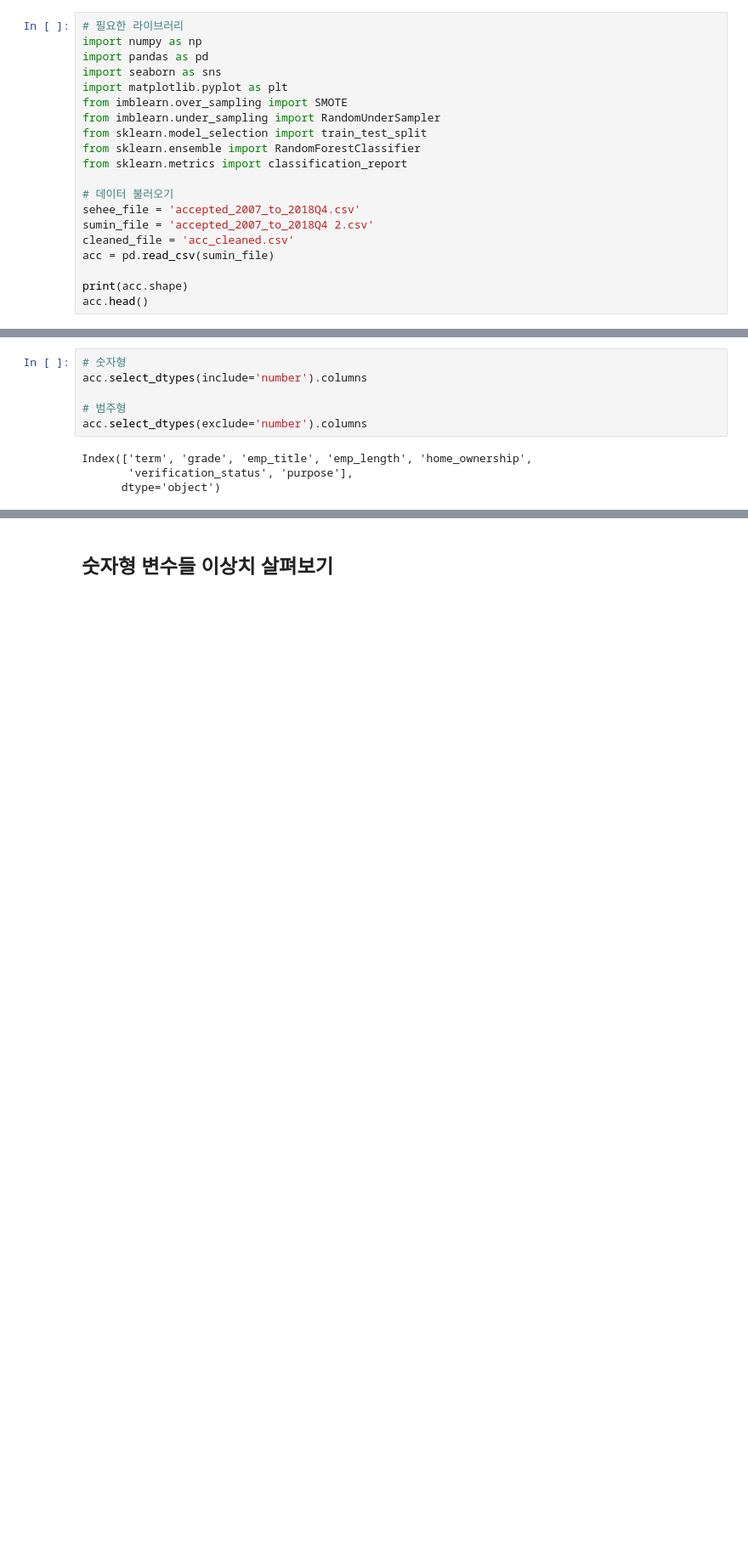
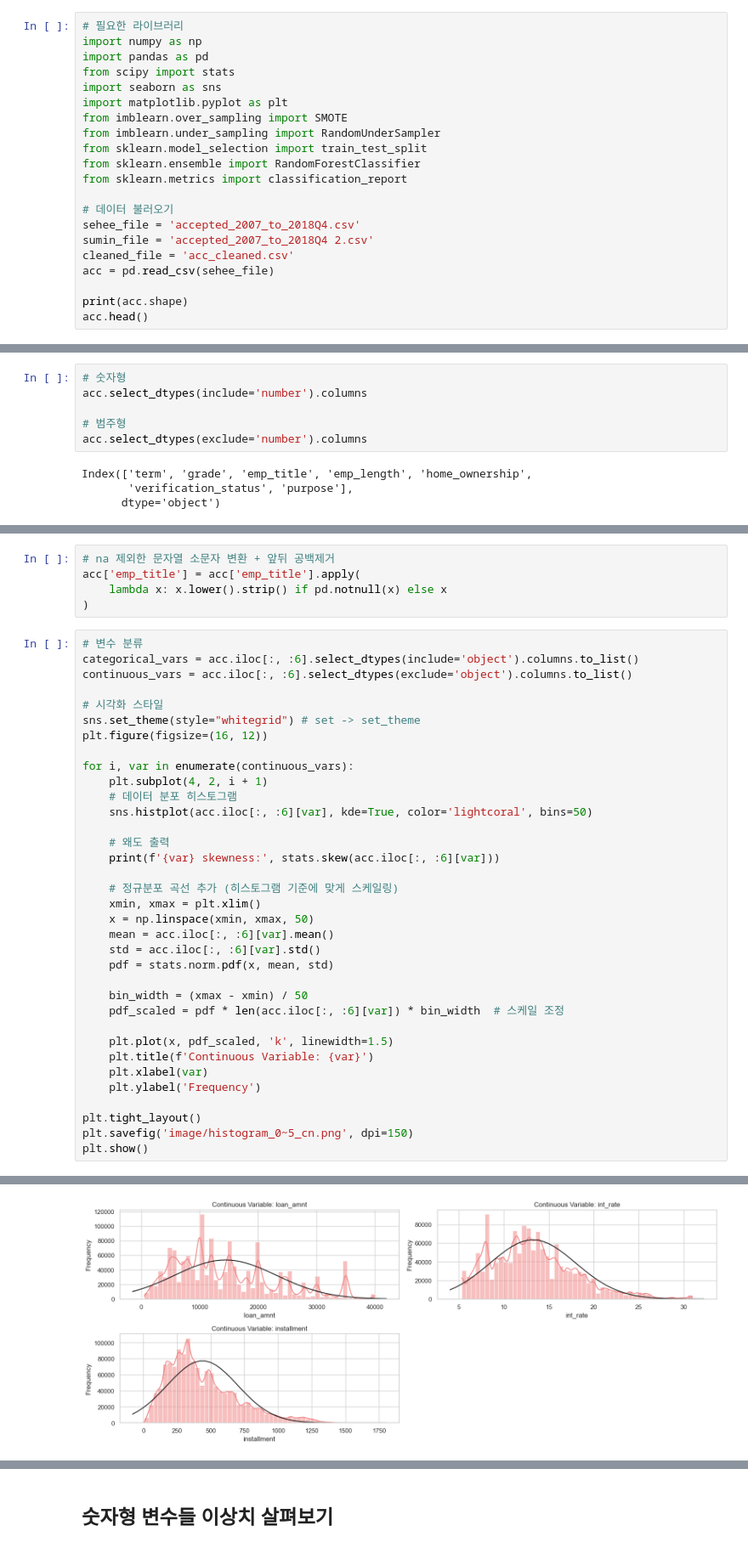
Before and after one commit to sese7414/LendingClub_project, a Jupyter notebook: merge_lending.ipynb, the cells around one changed output, grey strips where cells are left out. Shown at 85% size. Drawn from its saved outputs; the diff is of its cells as text; blank space fills up the shorter version.

```diff
--- a/merge_lending.ipynb
+++ b/merge_lending.ipynb
@@ -4,6 +4,7 @@
 # 필요한 라이브러리
 import numpy as np
 import pandas as pd
+from scipy import stats
 import seaborn as sns
 import matplotlib.pyplot as plt
 from imblearn.over_sampling import SMOTE
@@ -16,7 +17,7 @@ from sklearn.metrics import classification_report
 sehee_file = 'accepted_2007_to_2018Q4.csv'
 sumin_file = 'accepted_2007_to_2018Q4 2.csv'
 cleaned_file = 'acc_cleaned.csv'
-acc = pd.read_csv(sumin_file)
+acc = pd.read_csv(sehee_file)
 
 print(acc.shape)
 acc.head()
@@ -76,0 +80,41 @@ Index(['term', 'grade', 'emp_title', 'emp_length', 'home_ownership',
+# %%
+# na 제외한 문자열 소문자 변환 + 앞뒤 공백제거
+acc['emp_title'] = acc['emp_title'].apply(
+    lambda x: x.lower().strip() if pd.notnull(x) else x
+)
+# %%
+# 변수 분류
+categorical_vars = acc.iloc[:, :6].select_dtypes(include='object').columns.to_list()
+continuous_vars = acc.iloc[:, :6].select_dtypes(exclude='object').columns.to_list()
+
+# 시각화 스타일
+sns.set_theme(style="whitegrid") # set -> set_theme
+plt.figure(figsize=(16, 12))
+
+for i, var in enumerate(continuous_vars):
+    plt.subplot(4, 2, i + 1)
+    # 데이터 분포 히스토그램
+    sns.histplot(acc.iloc[:, :6][var], kde=True, color='lightcoral', bins=50)
+
+    # 왜도 출력
+    print(f'{var} skewness:', stats.skew(acc.iloc[:, :6][var]))
+
+    # 정규분포 곡선 추가 (히스토그램 기준에 맞게 스케일링)
+    xmin, xmax = plt.xlim()
+    x = np.linspace(xmin, xmax, 50)
+    mean = acc.iloc[:, :6][var].mean()
+    std = acc.iloc[:, :6][var].std()
+    pdf = stats.norm.pdf(x, mean, std)
+
+    bin_width = (xmax - xmin) / 50
+    pdf_scaled = pdf * len(acc.iloc[:, :6][var]) * bin_width  # 스케일 조정
+
+    plt.plot(x, pdf_scaled, 'k', linewidth=1.5)
+    plt.title(f'Continuous Variable: {var}')
+    plt.xlabel(var)
+    plt.ylabel('Frequency')
+
+plt.tight_layout()
+plt.savefig('image/histogram_0~5_cn.png', dpi=150)
+plt.show()
+# %% [output]
@@ -76,0 +124 @@ Index(['term', 'grade', 'emp_title', 'emp_length', 'home_ownership',
+[figure, added]
```
Also changed, not shown: parts of 7 cells of this notebook.
